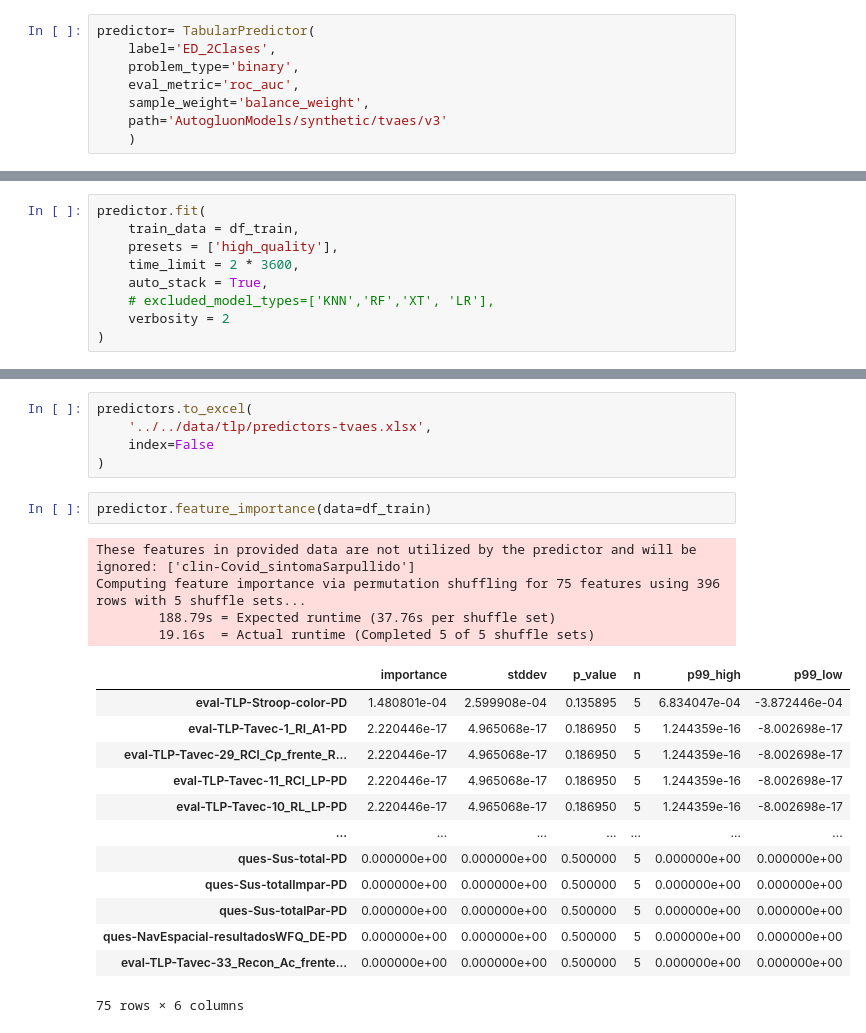
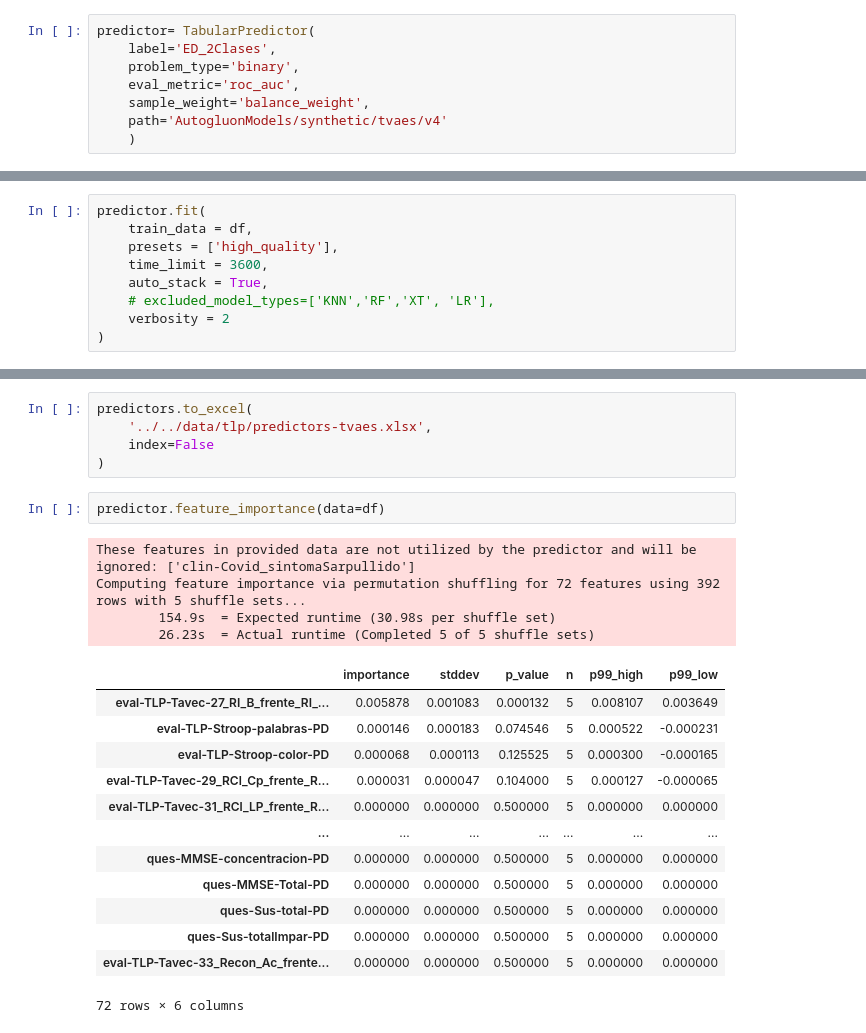
Before and after one commit to jgalanl/synthetic-data, a Jupyter notebook: autogluon/tlp/autogluon_tlp_synthetic_tvaes.ipynb, the cells around one changed output, grey strips where cells are left out. Cells and saved outputs as stored; diff of their text form.

```diff
--- a/autogluon/tlp/autogluon_tlp_synthetic_tvaes.ipynb
+++ b/autogluon/tlp/autogluon_tlp_synthetic_tvaes.ipynb
@@ -26,5 +21,5 @@ predictor= TabularPredictor(
     problem_type='binary',
     eval_metric='roc_auc',
     sample_weight='balance_weight',
-    path='AutogluonModels/synthetic/tvaes/v3'
+    path='AutogluonModels/synthetic/tvaes/v4'
     )
@@ -31,8 +28,8 @@ predictor= TabularPredictor(
 # %%
 predictor.fit(
-    train_data = df_train,
+    train_data = df,
     presets = ['high_quality'],
-    time_limit = 2 * 3600,
+    time_limit = 3600,
     auto_stack = True,
     # excluded_model_types=['KNN','RF','XT', 'LR'],
     verbosity = 2
@@ -245,22 +264,22 @@ predictors.to_excel(
     index=False
 )
 # %%
-predictor.feature_importance(data=df_train)
+predictor.feature_importance(data=df)
 # %% [output]
 These features in provided data are not utilized by the predictor and will be ignored: ['clin-Covid_sintomaSarpullido']
-Computing feature importance via permutation shuffling for 75 features using 396 rows with 5 shuffle sets...
-        188.79s = Expected runtime (37.76s per shuffle set)
-        19.16s  = Actual runtime (Completed 5 of 5 shuffle sets)
+Computing feature importance via permutation shuffling for 72 features using 392 rows with 5 shuffle sets...
+        154.9s  = Expected runtime (30.98s per shuffle set)
+        26.23s  = Actual runtime (Completed 5 of 5 shuffle sets)
 |  | importance | stddev | p_value | n | p99_high | p99_low |
-| eval-TLP-Stroop-color-PD | 1.480801e-04 | 2.599908e-04 | 0.135895 | 5 | 6.834047e-04 | -3.872446e-04 |
-| eval-TLP-Tavec-1_RI_A1-PD | 2.220446e-17 | 4.965068e-17 | 0.186950 | 5 | 1.244359e-16 | -8.002698e-17 |
-| eval-TLP-Tavec-29_RCl_Cp_frente_R... | 2.220446e-17 | 4.965068e-17 | 0.186950 | 5 | 1.244359e-16 | -8.002698e-17 |
-| eval-TLP-Tavec-11_RCl_LP-PD | 2.220446e-17 | 4.965068e-17 | 0.186950 | 5 | 1.244359e-16 | -8.002698e-17 |
-| eval-TLP-Tavec-10_RL_LP-PD | 2.220446e-17 | 4.965068e-17 | 0.186950 | 5 | 1.244359e-16 | -8.002698e-17 |
+| eval-TLP-Tavec-27_RI_B_frente_RI_... | 0.005878 | 0.001083 | 0.000132 | 5 | 0.008107 | 0.003649 |
+| eval-TLP-Stroop-palabras-PD | 0.000146 | 0.000183 | 0.074546 | 5 | 0.000522 | -0.000231 |
+| eval-TLP-Stroop-color-PD | 0.000068 | 0.000113 | 0.125525 | 5 | 0.000300 | -0.000165 |
+| eval-TLP-Tavec-29_RCl_Cp_frente_R... | 0.000031 | 0.000047 | 0.104000 | 5 | 0.000127 | -0.000065 |
+| eval-TLP-Tavec-31_RCl_LP_frente_R... | 0.000000 | 0.000000 | 0.500000 | 5 | 0.000000 | 0.000000 |
 | ... | ... | ... | ... | ... | ... | ... |
-| ques-Sus-total-PD | 0.000000e+00 | 0.000000e+00 | 0.500000 | 5 | 0.000000e+00 | 0.000000e+00 |
-| ques-Sus-totalImpar-PD | 0.000000e+00 | 0.000000e+00 | 0.500000 | 5 | 0.000000e+00 | 0.000000e+00 |
-| ques-Sus-totalPar-PD | 0.000000e+00 | 0.000000e+00 | 0.500000 | 5 | 0.000000e+00 | 0.000000e+00 |
-| ques-NavEspacial-resultadosWFQ_DE-PD | 0.000000e+00 | 0.000000e+00 | 0.500000 | 5 | 0.000000e+00 | 0.000000e+00 |
-| eval-TLP-Tavec-33_Recon_Ac_frente... | 0.000000e+00 | 0.000000e+00 | 0.500000 | 5 | 0.000000e+00 | 0.000000e+00 |
+| ques-MMSE-concentracion-PD | 0.000000 | 0.000000 | 0.500000 | 5 | 0.000000 | 0.000000 |
+| ques-MMSE-Total-PD | 0.000000 | 0.000000 | 0.500000 | 5 | 0.000000 | 0.000000 |
+| ques-Sus-total-PD | 0.000000 | 0.000000 | 0.500000 | 5 | 0.000000 | 0.000000 |
+| ques-Sus-totalImpar-PD | 0.000000 | 0.000000 | 0.500000 | 5 | 0.000000 | 0.000000 |
+| eval-TLP-Tavec-33_Recon_Ac_frente... | 0.000000 | 0.000000 | 0.500000 | 5 | 0.000000 | 0.000000 |
-75 rows × 6 columns
+72 rows × 6 columns
```
Also changed, not shown: parts of 8 cells of this notebook, 17 other files.
